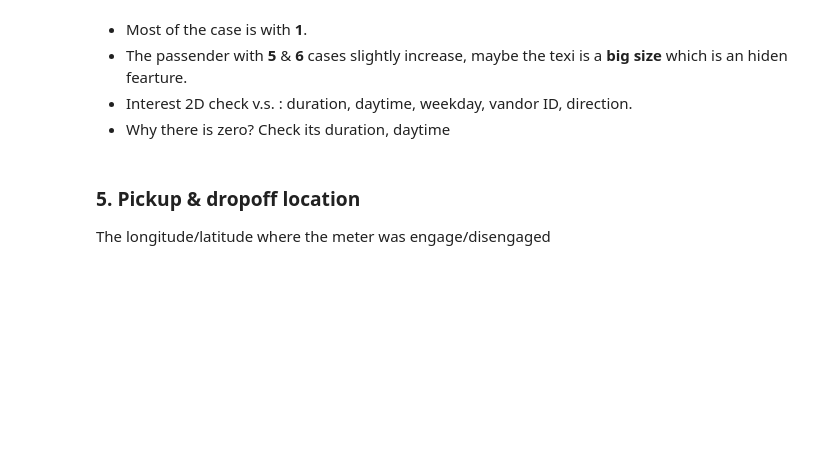
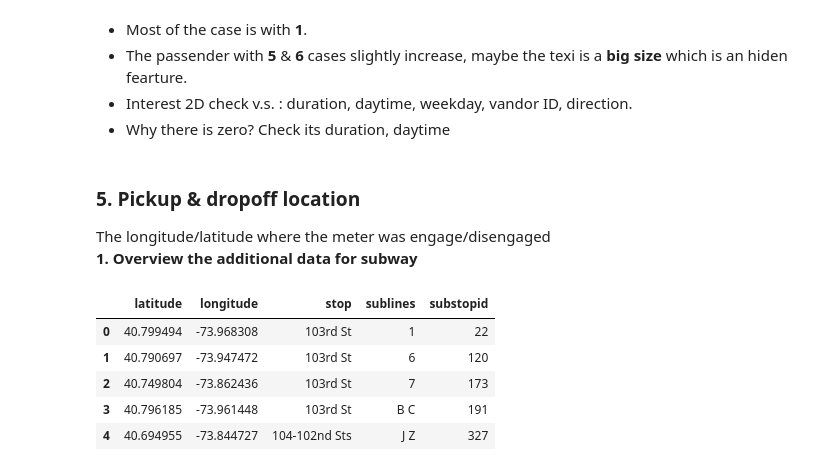
Before and after one commit to yennanliu/NYC_Taxi_Trip_Duration, a Jupyter notebook: notebook/EDA_jtsai_overview.ipynb, the cells around one changed output. Drawn from its saved outputs; the diff is of its cells as text; code cells hidden in the pictures; blank space fills up the shorter version.

```diff
--- a/notebook/EDA_jtsai_overview.ipynb
+++ b/notebook/EDA_jtsai_overview.ipynb
@@ -385,4 +385,4 @@ df_trips_passenger.head()
 * Why there is zero? Check its duration, daytime
 # %% [markdown]
 ### 5. Pickup & dropoff location
-The longitude/latitude where the meter was engage/disengaged<br />
+The longitude/latitude where the meter was engage/disengaged<br /> **1\. Overview the additional data for subway**
@@ -390,0 +389,10 @@ The longitude/latitude where the meter was engage/disengaged<br />
+# %%
+df_subway = pd.read_csv('../data/NYC_Subway_Stations_xml.csv')
+df_subway.head(5)
+# %% [output]
+|  | latitude | longitude | stop | sublines | substopid |
+| 0 | 40.799494 | -73.968308 | 103rd St | 1 | 22 |
+| 1 | 40.790697 | -73.947472 | 103rd St | 6 | 120 |
+| 2 | 40.749804 | -73.862436 | 103rd St | 7 | 173 |
+| 3 | 40.796185 | -73.961448 | 103rd St | B C | 191 |
+| 4 | 40.694955 | -73.844727 | 104-102nd Sts | J Z | 327 |
```
Also changed, not shown: parts of 9 cells of this notebook.
